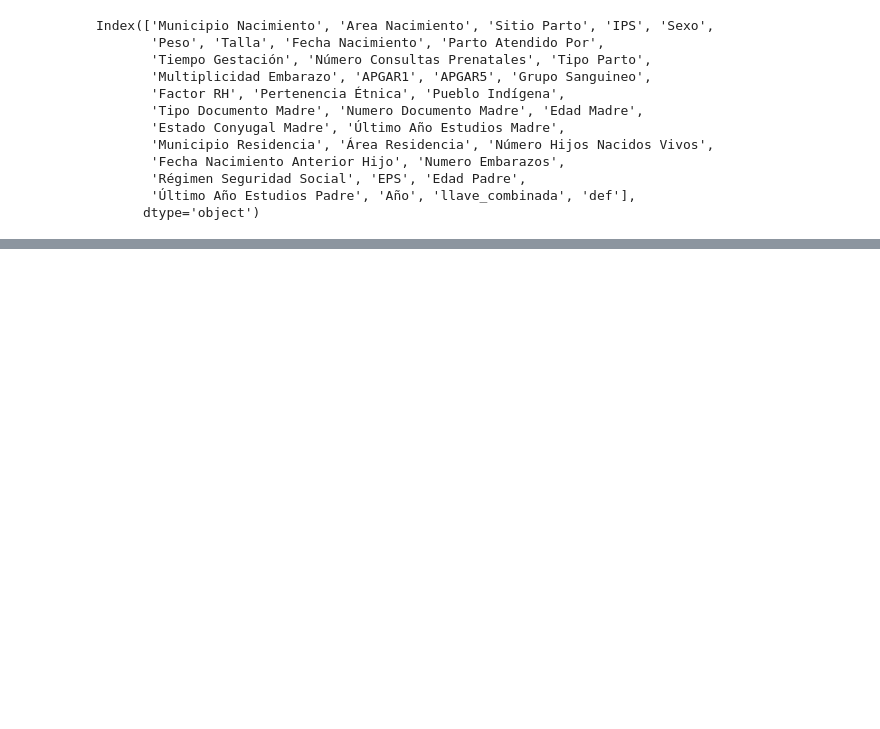
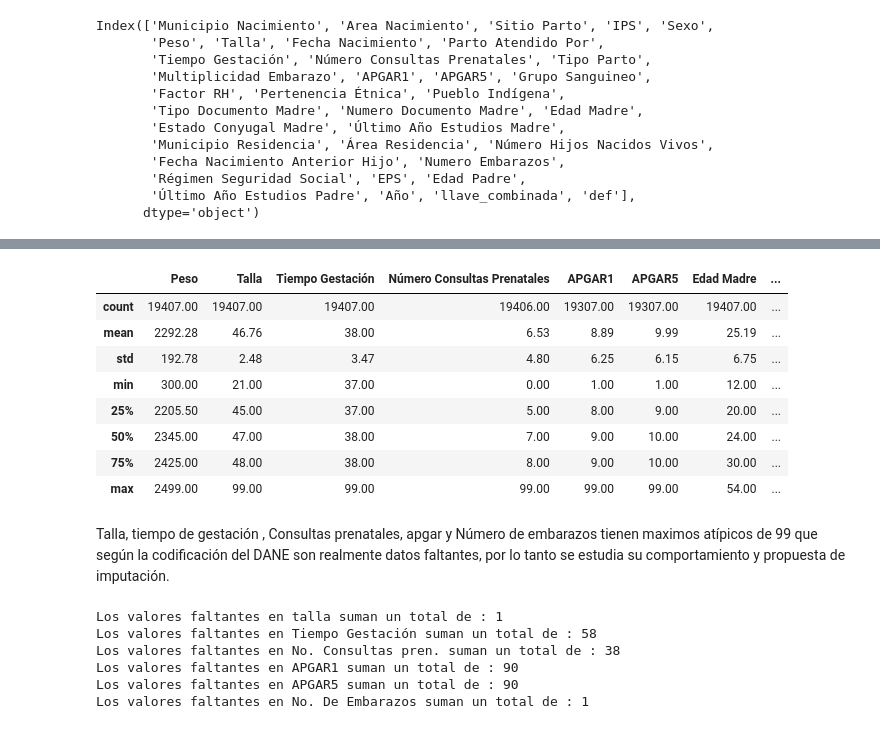
Before and after one commit to Estocastic/Hello-world, a Jupyter notebook: COD_BPN_V2.ipynb, the cells around one changed output, grey strips where cells are left out. Saved outputs shown, nothing was run; the diff lists cells and outputs as text; code cells hidden in the pictures; blank space fills up the shorter version.

```diff
--- a/COD_BPN_V2.ipynb
+++ b/COD_BPN_V2.ipynb
@@ -792,0 +802,2 @@ df_valle_nac.to_csv('/content/drive/My Drive/Datos_BPN2023/datos_generados_V2/df
+# %%
+df_desc = pd.read_csv('/content/drive/My Drive/Datos_BPN2023/datos_generados_V2/df_previo_modelo.csv',  sep=';')
@@ -792,0 +826,3 @@ df_valle_nac.to_csv('/content/drive/My Drive/Datos_BPN2023/datos_generados_V2/df
+# %%
+df_desc = df_desc.drop(['Municipio Nacimiento','IPS','Tipo Documento Madre','EPS','Edad Padre',
+                        'Último Año Estudios Padre','llave_combinada','Pueblo Indígena',], axis=1)
@@ -792,0 +860,30 @@ df_valle_nac.to_csv('/content/drive/My Drive/Datos_BPN2023/datos_generados_V2/df
+# %%
+df_numeric = df_desc.select_dtypes(include=[float, int])
+# %%
+df_numeric.describe().round(2)
+# %% [output]
+|  | Peso | Talla | Tiempo Gestación | Número Consultas Prenatales | APGAR1 | APGAR5 | Edad Madre | ... |
+| count | 19407.00 | 19407.00 | 19407.00 | 19406.00 | 19307.00 | 19307.00 | 19407.00 | ... |
+| mean | 2292.28 | 46.76 | 38.00 | 6.53 | 8.89 | 9.99 | 25.19 | ... |
+| std | 192.78 | 2.48 | 3.47 | 4.80 | 6.25 | 6.15 | 6.75 | ... |
+| min | 300.00 | 21.00 | 37.00 | 0.00 | 1.00 | 1.00 | 12.00 | ... |
+| 25% | 2205.50 | 45.00 | 37.00 | 5.00 | 8.00 | 9.00 | 20.00 | ... |
+| 50% | 2345.00 | 47.00 | 38.00 | 7.00 | 9.00 | 10.00 | 24.00 | ... |
+| 75% | 2425.00 | 48.00 | 38.00 | 8.00 | 9.00 | 10.00 | 30.00 | ... |
+| max | 2499.00 | 99.00 | 99.00 | 99.00 | 99.00 | 99.00 | 54.00 | ... |
+# %% [markdown]
+Talla, tiempo de gestación , Consultas prenatales, apgar y Número de embarazos tienen maximos atípicos de 99 que según la codificación del DANE son realmente datos faltantes, por lo tanto se estudia su comportamiento y propuesta de imputación.
+# %%
+print(f'Los valores faltantes en talla suman un total de :',(df_desc['Talla'] > 90).sum())
+print(f'Los valores faltantes en Tiempo Gestación suman un total de :',(df_desc['Tiempo Gestación'] > 90).sum())
+print(f'Los valores faltantes en No. Consultas pren. suman un total de :',(df_desc['Número Consultas Prenatales'] > 90).sum())
+print(f'Los valores faltantes en APGAR1 suman un total de :',(df_desc['APGAR1'] > 90).sum())
+print(f'Los valores faltantes en APGAR5 suman un total de :',(df_desc['APGAR5'] > 90).sum())
+print(f'Los valores faltantes en No. De Embarazos suman un total de :',(df_desc['Numero Embarazos'] > 90).sum())
+# %% [output]
+Los valores faltantes en talla suman un total de : 1
+Los valores faltantes en Tiempo Gestación suman un total de : 58
+Los valores faltantes en No. Consultas pren. suman un total de : 38
+Los valores faltantes en APGAR1 suman un total de : 90
+Los valores faltantes en APGAR5 suman un total de : 90
+Los valores faltantes en No. De Embarazos suman un total de : 1
```
Also changed, not shown: parts of 58 cells of this notebook.
